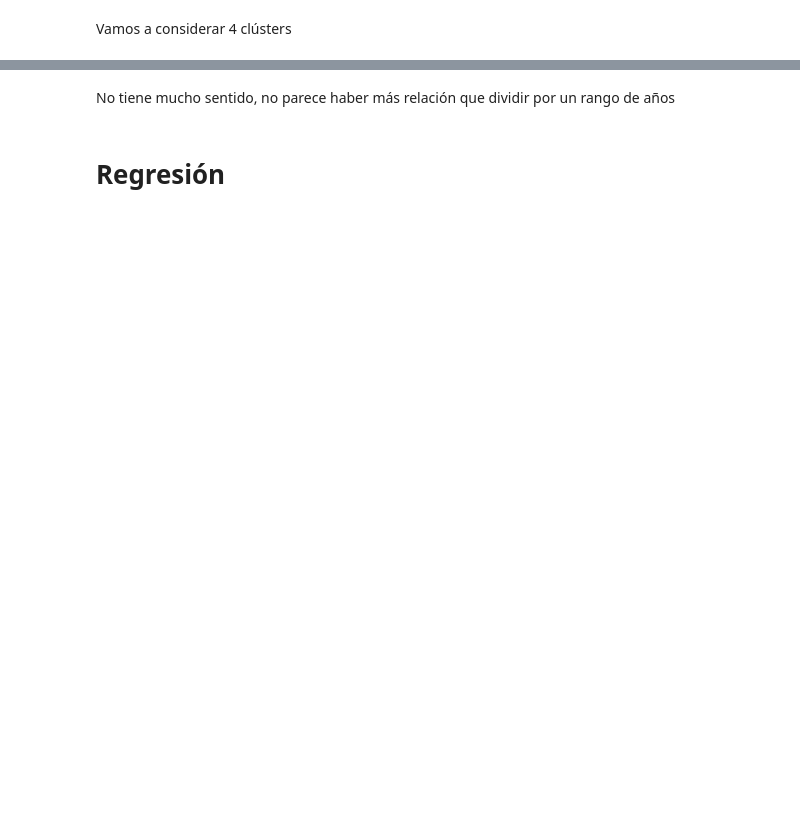
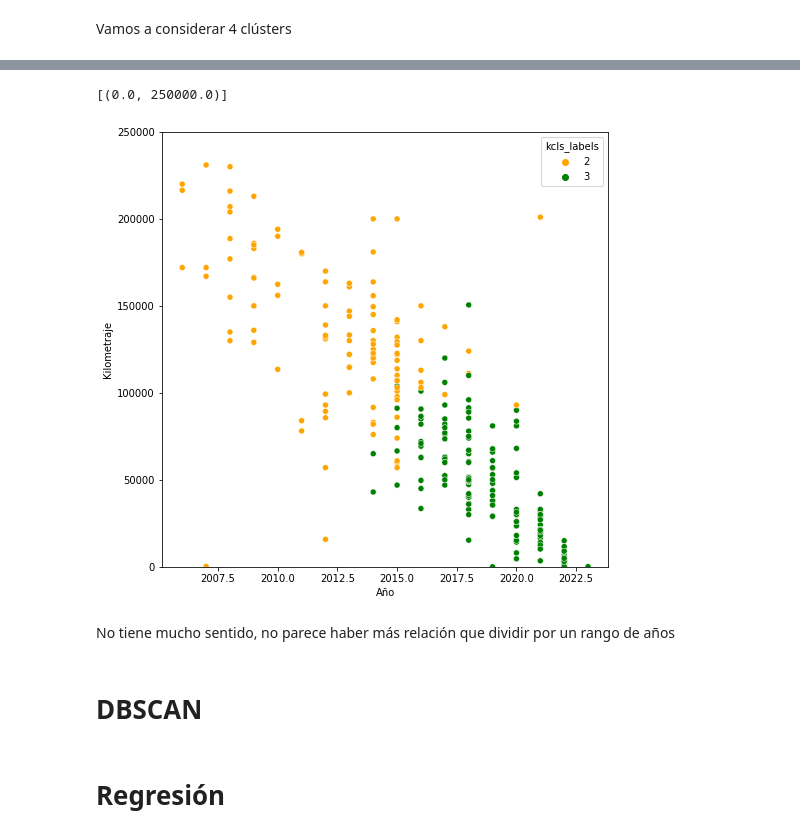
Before and after one commit to AlonsoCasanova/Proyecto-IMT2200, a Jupyter notebook: analisis.ipynb, the cells around one changed output, grey strips where cells are left out. Drawn from its saved outputs; the diff is of its cells as text; code cells hidden in the pictures; blank space fills up the shorter version.

```diff
--- a/analisis.ipynb
+++ b/analisis.ipynb
@@ -132,5 +141,18 @@ graph.set(ylim=(0, 250000))
+# %%
+fig = plt.figure(figsize=(8, 8))
+ax = fig.add_subplot(111)
+
+df_automatico = df[df['Transmision']==2]
+
+graph = sns.scatterplot(data=df_automatico, y='Kilometraje', x='Año', hue='kcls_labels', palette=['orange', 'green', 'brown','dodgerblue','red', 'purple'])
+graph.set(ylim=(0, 250000))
+# %% [output]
+[(0.0, 250000.0)]
+[figure, added]
 # %% [markdown]
 No tiene mucho sentido, no parece haber más relación que dividir por un rango de años
+# %% [markdown]
+# DBSCAN
 # %% [markdown]
 # Regresión
 # %%
```
Also changed, not shown: parts of 15 cells of this notebook, 10 other files.
